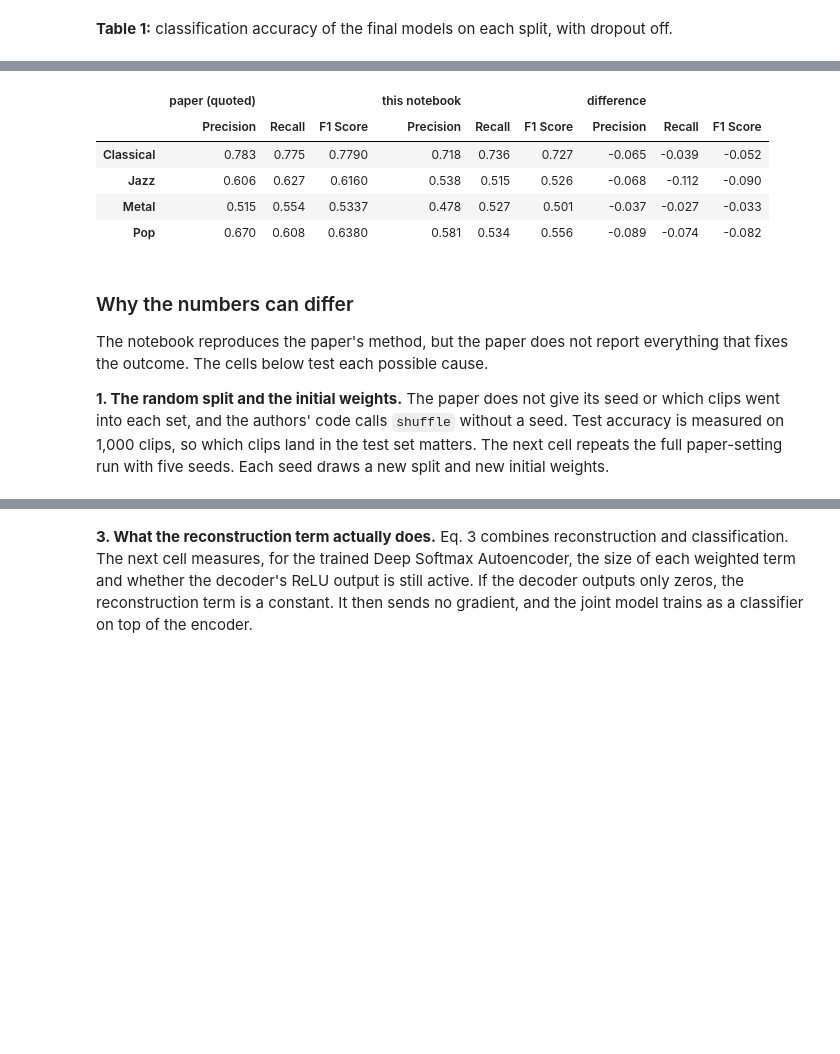
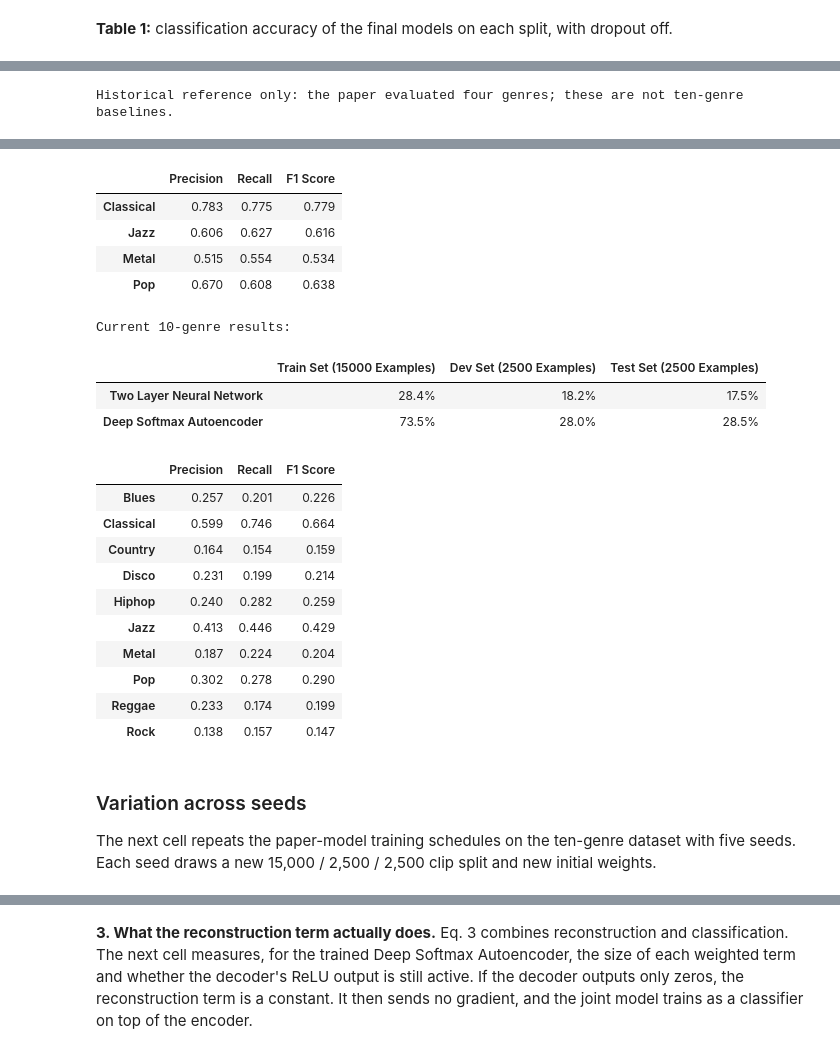
Before and after one commit to Harsha-Kamaraj/ML-Mini-Project, a Jupyter notebook: musical_genre_paper_reproduction.ipynb, the cells around one changed output, grey strips where cells are left out. Cells and saved outputs as stored; diff of their text form; code cells hidden in the pictures; blank space fills up the shorter version.

```diff
--- a/musical_genre_paper_reproduction.ipynb
+++ b/musical_genre_paper_reproduction.ipynb
@@ -161,13 +172,14 @@ for s in songs:
 X = np.stack(X_list).astype(np.float32)
 y = np.array(y_list, dtype=np.int64)
 meta = pd.DataFrame(meta)
-assert X.shape == (8000, 500) and np.isfinite(X).all()
-assert np.bincount(y).tolist() == [2000] * 4
+assert X.shape == (N_EXAMPLES, SEGMENT_SAMPLES // POOL_SIZE) and np.isfinite(X).all()
+assert np.bincount(y, minlength=N_CLASSES).tolist() == [SONGS_PER_GENRE * SEGMENTS_PER_SONG] * N_CLASSES
 print("X", X.shape, "| y counts", dict(zip(GENRES, np.bincount(y))))
 print(f"segment length: {SEGMENT_SAMPLES} samples = {SEGMENT_SAMPLES / SAMPLE_RATE:.3f} s at {SAMPLE_RATE} Hz")
 
-# Paper §3: random 6000-1000-1000 split
+# Same clip-split proportions as the paper, scaled to all ten genres
 def random_split(seed, sizes=SPLIT_SIZES):
+    assert len(sizes) == 3 and sum(sizes) == len(X) and min(sizes) >= 0
     perm = np.random.default_rng(seed).permutation(len(X))
     n_train, n_dev = sizes[0], sizes[1]
     return {"train": perm[:n_train], "dev": perm[n_train:n_train + n_dev], "test": perm[n_train + n_dev:]}
@@ -175,5 +187,5 @@ def random_split(seed, sizes=SPLIT_SIZES):
 split = random_split(SEED)
 np.savez(OUT / "split_indices.npz", **split)
 for name, idx in split.items():
-    print(f"{name:5s} {len(idx):5d}", dict(zip(GENRES, np.bincount(y[idx], minlength=4))))
+    print(f"{name:5s} {len(idx):5d}", dict(zip(GENRES, np.bincount(y[idx], minlength=N_CLASSES))))
 # %% [output]
@@ -227,7 +233,7 @@ DROPOUT = 1 - KEEP_PROB
 class TwoLayerNN(nn.Module):
     def __init__(self):
         super().__init__()
-        self.net = nn.Sequential(nn.Linear(500, 128), nn.Tanh(), nn.Linear(128, 4))
+        self.net = nn.Sequential(nn.Linear(500, 128), nn.Tanh(), nn.Linear(128, N_CLASSES))
         self.apply(xavier)
     def forward(self, x):
         return {"logits": self.net(x)}
@@ -267,7 +273,7 @@ class DeepSoftmaxAutoencoder(nn.Module):
         self.encoder, self.decoder = Encoder(dropout), Decoder(dropout)
         self.classifier = nn.Sequential(nn.Linear(64, 32), nn.Tanh(),
                                         nn.Linear(32, 16), nn.Tanh(),
-                                        nn.Linear(16, 4))          # logits; softmax inside the loss
+                                        nn.Linear(16, N_CLASSES))          # logits; softmax inside the loss
         self.apply(xavier)
     def forward(self, x):
         z = self.encoder(x)
@@ -433,7 +431,7 @@ display(table1.style.format("{:.1%}"))
 # %%
 test_pred = predict(deep_softmax_ae, split["test"])["logits"].argmax(1).numpy()
 test_true = y[split["test"]]
-p, r, f, _ = precision_recall_fscore_support(test_true, test_pred, labels=range(4), zero_division=0)
+p, r, f, _ = precision_recall_fscore_support(test_true, test_pred, labels=range(N_CLASSES), zero_division=0)
 table2 = pd.DataFrame({"Precision": p, "Recall": r, "F1 Score": f}, index=[g.capitalize() for g in GENRES])
 display(table2.round(3))
 # %% [output]
@@ -493,13 +489,16 @@ notebook. Every other number in this section is computed by the cells below.
 # %%
-PAPER_TABLE1 = pd.DataFrame([[.520, .381, .364], [.949, .641, .653]],          # quoted: paper Table 1, p.3
-                            index=table1.index, columns=table1.columns)
-PAPER_TABLE2 = pd.DataFrame({"Precision": [.783, .606, .515, .670],             # quoted: paper Table 2, p.4
-                             "Recall": [.775, .627, .554, .608],
-                             "F1 Score": [.779, .616, .5337, .638]}, index=table2.index)
-
-comparison1 = pd.concat({"paper (quoted)": PAPER_TABLE1, "this notebook": table1,
-                         "difference": table1 - PAPER_TABLE1}, axis=1)
-display(comparison1.style.format("{:+.1%}", subset=["difference"]).format("{:.1%}", subset=["paper (quoted)", "this notebook"]))
-display(pd.concat({"paper (quoted)": PAPER_TABLE2, "this notebook": table2.round(3),
-                   "difference": (table2 - PAPER_TABLE2).round(3)}, axis=1))
+# The published tables describe a different, four-genre task. Keep their labels independent.
+PAPER_TABLE1 = pd.DataFrame([[.520, .381, .364], [.949, .641, .653]],
+                          index=table1.index, columns=["Train (6,000)", "Dev (1,000)", "Test (1,000)"])
+PAPER_TABLE2 = pd.DataFrame({"Precision": [.783, .606, .515, .670],
+                           "Recall": [.775, .627, .554, .608],
+                           "F1 Score": [.779, .616, .5337, .638]},
+                          index=["Classical", "Jazz", "Metal", "Pop"])
+print("Historical reference only: the paper evaluated four genres; these are not ten-genre baselines.")
+display(PAPER_TABLE1.style.format("{:.1%}"))
+display(PAPER_TABLE2.round(3))
+print(f"Current {N_CLASSES}-genre results:")
+display(table1.style.format("{:.1%}"))
+display(table2.round(3))
 # %% [output]
+Historical reference only: the paper evaluated four genres; these are not ten-genre baselines.
@@ -510,19 +508,28 @@ display(pd.concat({"paper (quoted)": PAPER_TABLE2, "this notebook": table2.round
-|  | paper (quoted) |  |  | this notebook |  |  | difference |  |  |
-|  | Precision | Recall | F1 Score | Precision | Recall | F1 Score | Precision | Recall | F1 Score |
-| Classical | 0.783 | 0.775 | 0.7790 | 0.718 | 0.736 | 0.727 | -0.065 | -0.039 | -0.052 |
-| Jazz | 0.606 | 0.627 | 0.6160 | 0.538 | 0.515 | 0.526 | -0.068 | -0.112 | -0.090 |
-| Metal | 0.515 | 0.554 | 0.5337 | 0.478 | 0.527 | 0.501 | -0.037 | -0.027 | -0.033 |
-| Pop | 0.670 | 0.608 | 0.6380 | 0.581 | 0.534 | 0.556 | -0.089 | -0.074 | -0.082 |
+|  | Precision | Recall | F1 Score |
+| Classical | 0.783 | 0.775 | 0.779 |
+| Jazz | 0.606 | 0.627 | 0.616 |
+| Metal | 0.515 | 0.554 | 0.534 |
+| Pop | 0.670 | 0.608 | 0.638 |
+Current 10-genre results:
+|  | Train Set (15000 Examples) | Dev Set (2500 Examples) | Test Set (2500 Examples) |
+| Two Layer Neural Network | 28.4% | 18.2% | 17.5% |
+| Deep Softmax Autoencoder | 73.5% | 28.0% | 28.5% |
+|  | Precision | Recall | F1 Score |
+| Blues | 0.257 | 0.201 | 0.226 |
+| Classical | 0.599 | 0.746 | 0.664 |
+| Country | 0.164 | 0.154 | 0.159 |
+| Disco | 0.231 | 0.199 | 0.214 |
+| Hiphop | 0.240 | 0.282 | 0.259 |
+| Jazz | 0.413 | 0.446 | 0.429 |
+| Metal | 0.187 | 0.224 | 0.204 |
+| Pop | 0.302 | 0.278 | 0.290 |
+| Reggae | 0.233 | 0.174 | 0.199 |
+| Rock | 0.138 | 0.157 | 0.147 |
 # %% [markdown]
-### Why the numbers can differ
+### Variation across seeds
 
-The notebook reproduces the paper's method, but the paper does not report everything that fixes the outcome.
-The cells below test each possible cause.
-
-**1. The random split and the initial weights.** The paper does not give its seed or which clips went into each set,
-and the authors' code calls `shuffle` without a seed. Test accuracy is measured on 1,000 clips, so which clips land in
-the test set matters. The next cell repeats the full paper-setting run with five seeds. Each seed draws a new
-split and new initial weights.
+The next cell repeats the paper-model training schedules on the ten-genre dataset with five seeds.
+Each seed draws a new 15,000 / 2,500 / 2,500 clip split and new initial weights.
 # %%
 SEEDS = [0, 1, 2, 3, 4]
 
```
Also changed, not shown: parts of 54 cells of this notebook, 9 other files.
